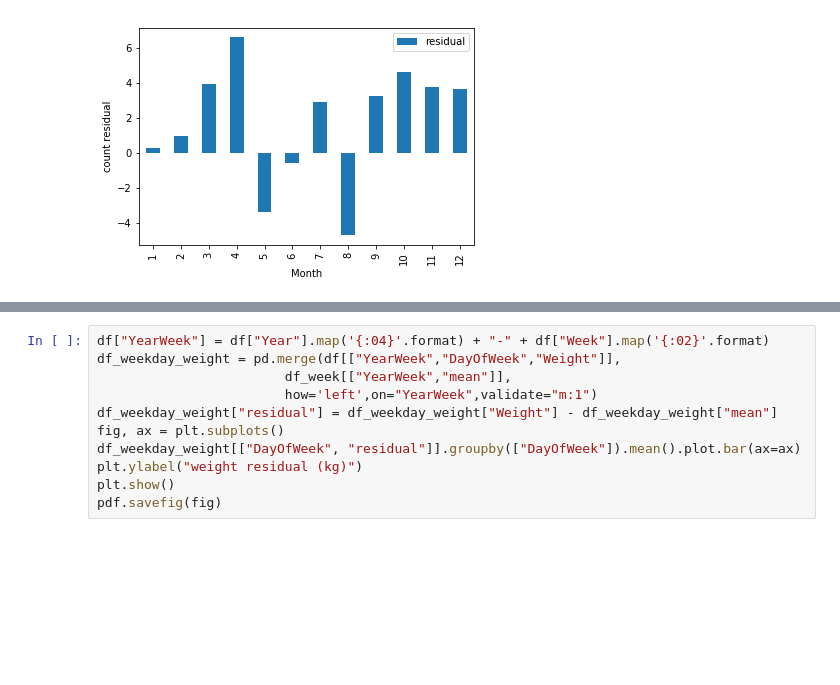
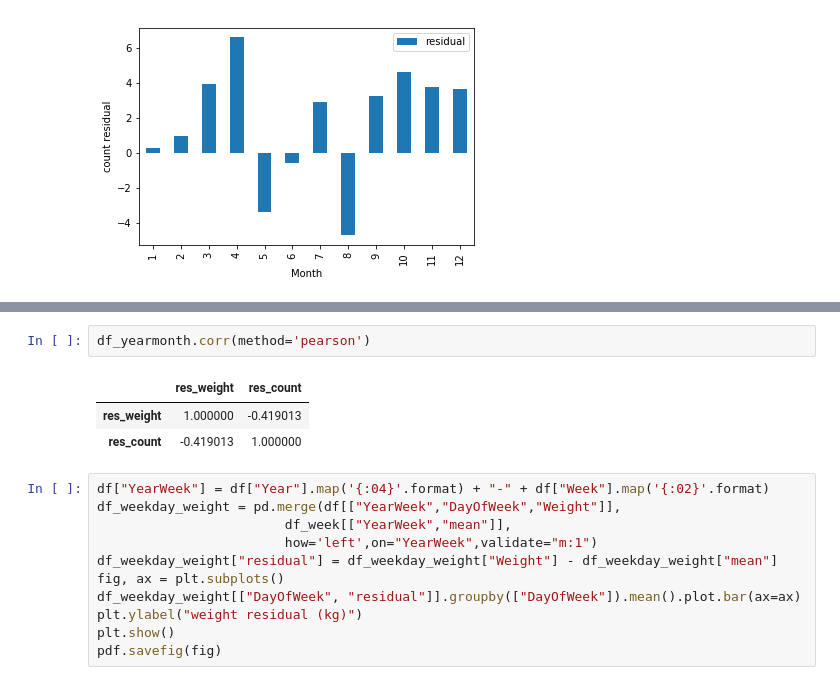
Before and after one commit to mt82/Peso, a Jupyter notebook: PyPeso.ipynb, the cells around one changed output, grey strips where cells are left out. Cells and saved outputs as stored; diff of their text form; blank space fills up the shorter version.

```diff
--- a/PyPeso.ipynb
+++ b/PyPeso.ipynb
@@ -139,3 +149,9 @@ pdf.savefig(fig)
+# %%
+df_yearmonth.corr(method='pearson')
+# %% [output]
+|  | res_weight | res_count |
+| res_weight | 1.000000 | -0.419013 |
+| res_count | -0.419013 | 1.000000 |
 # %%
 df["YearWeek"] = df["Year"].map('{:04}'.format) + "-" + df["Week"].map('{:02}'.format)
 df_weekday_weight = pd.merge(df[["YearWeek","DayOfWeek","Weight"]],
```
Also changed, not shown: parts of 10 cells of this notebook, 1 other file.
